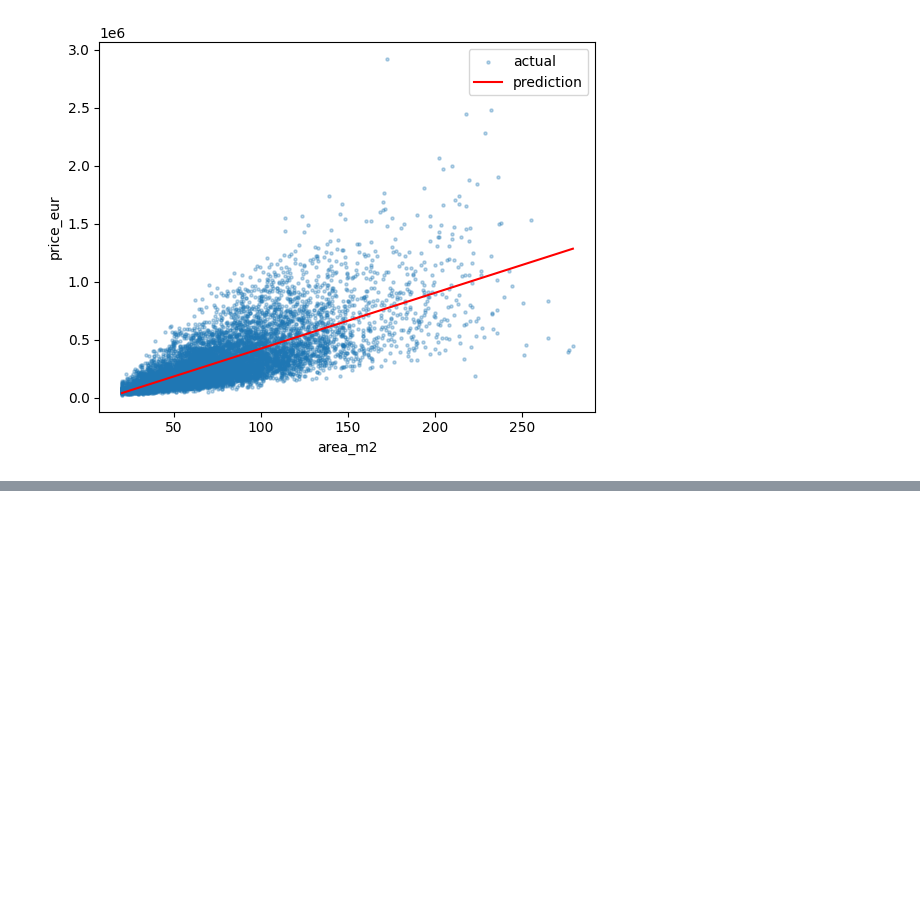
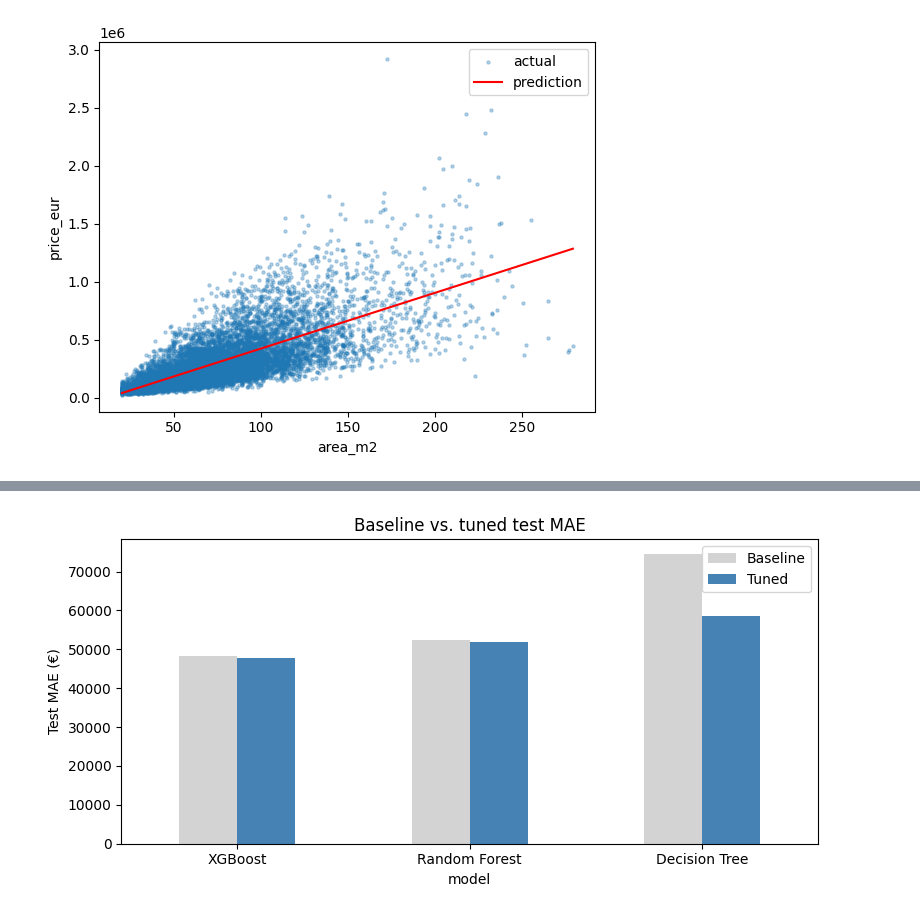
Before and after one commit to MarieKatha/berlin-property-intelligence, a Jupyter notebook: notebooks/notebook_fabian.ipynb, the cells around one changed output, grey strips where cells are left out. Saved outputs shown, nothing was run; the diff lists cells and outputs as text; code cells hidden in the pictures; blank space fills up the shorter version.

```diff
--- a/notebooks/notebook_fabian.ipynb
+++ b/notebooks/notebook_fabian.ipynb
@@ -147,0 +761,17 @@ plt.show()
+# %%
+tuned_results = [dt_tuned_results, rf_tuned_results, xgb_tuned_results]
+tuned_comparison_df = pd.DataFrame(tuned_results).set_index("model")
+tuned_comparison_df.index = tuned_comparison_df.index.str.replace(" (tuned)", "", regex=False)
+
+before_after_df = comparison_df[["test_r2", "test_mae_eur"]].rename(
+    columns={"test_r2": "baseline_test_r2", "test_mae_eur": "baseline_test_mae_eur"}
+).join(
+    tuned_comparison_df[["test_r2", "test_mae_eur"]].rename(
+        columns={"test_r2": "tuned_test_r2", "test_mae_eur": "tuned_test_mae_eur"}
+    )
+)
+
+before_after_df["mae_improvement_eur"] = before_after_df["baseline_test_mae_eur"] - before_after_df["tuned_test_mae_eur"]
+before_after_df["mae_improvement_pct"] = 100 * before_after_df["mae_improvement_eur"] / before_after_df["baseline_test_mae_eur"]
+before_after_df = before_after_df.sort_values("tuned_test_mae_eur")
+before_after_df
@@ -147,0 +784,15 @@ plt.show()
+# %%
+fig, ax = plt.subplots(figsize=(8, 4))
+
+before_after_df[["baseline_test_mae_eur", "tuned_test_mae_eur"]].plot(
+    kind="bar", ax=ax, color=["lightgray", "steelblue"]
+)
+ax.set_ylabel("Test MAE (€)")
+ax.set_title("Baseline vs. tuned test MAE")
+ax.tick_params(axis="x", rotation=0)
+ax.legend(["Baseline", "Tuned"])
+
+plt.tight_layout()
+plt.show()
+# %% [output]
+[figure, added]
```
Also changed, not shown: parts of 74 cells of this notebook, 2 other files.
